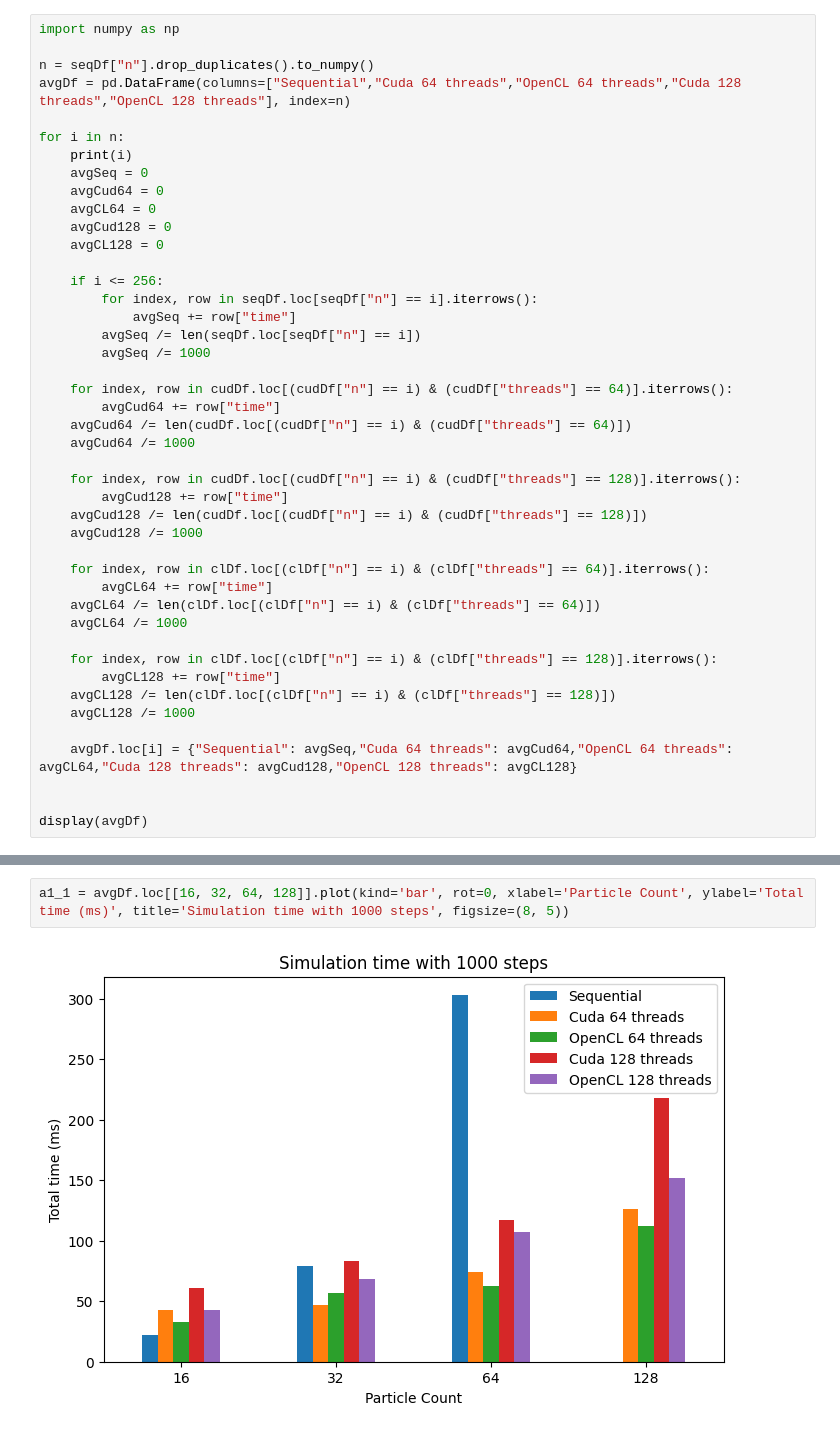
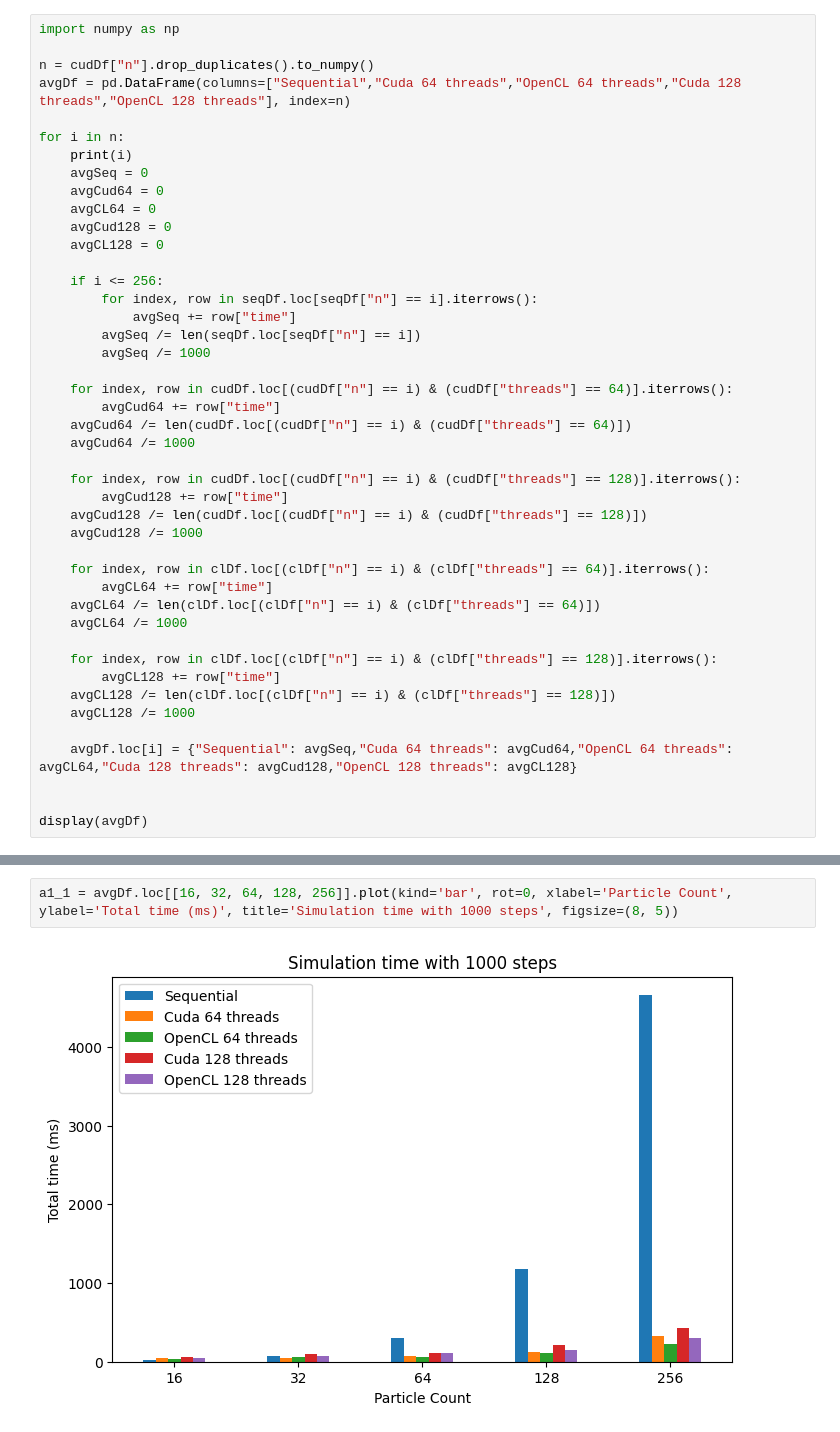
Before and after one commit to DiegoG205/GPU-Tarea2, a Jupyter notebook: graphics.ipynb, the cells around one changed output, grey strips where cells are left out. Saved outputs shown, nothing was run; the diff lists cells and outputs as text.

Commit message:
add missing graph

```diff
--- a/graphics.ipynb
+++ b/graphics.ipynb
@@ -10,7 +8,7 @@ clDf = pd.read_csv('out1CL.txt', sep=',')
 # %%
 import numpy as np
 
-n = seqDf["n"].drop_duplicates().to_numpy()
+n = cudDf["n"].drop_duplicates().to_numpy()
 avgDf = pd.DataFrame(columns=["Sequential","Cuda 64 threads","OpenCL 64 threads","Cuda 128 threads","OpenCL 128 threads"], index=n)
 
 for i in n:
@@ -64,6 +72,6 @@ display(avgDf)
 # %%
-a1_1 = avgDf.loc[[16, 32, 64, 128]].plot(kind='bar', rot=0, xlabel='Particle Count', ylabel='Total time (ms)', title='Simulation time with 1000 steps', figsize=(8, 5))
+a1_1 = avgDf.loc[[16, 32, 64, 128, 256]].plot(kind='bar', rot=0, xlabel='Particle Count', ylabel='Total time (ms)', title='Simulation time with 1000 steps', figsize=(8, 5))
 # %% [output]
-[figure, old version]
+[figure, new version]
 # %%
 a1_2 = avgDf.loc[[512, 1024, 2048, 4096]].plot(kind='bar', rot=0, xlabel='Particle Count', ylabel='Total time (ms)', title='Simulation time with 1000 steps', figsize=(8, 5))
```
Also changed, not shown: parts of 6 cells of this notebook, 10 other files.
